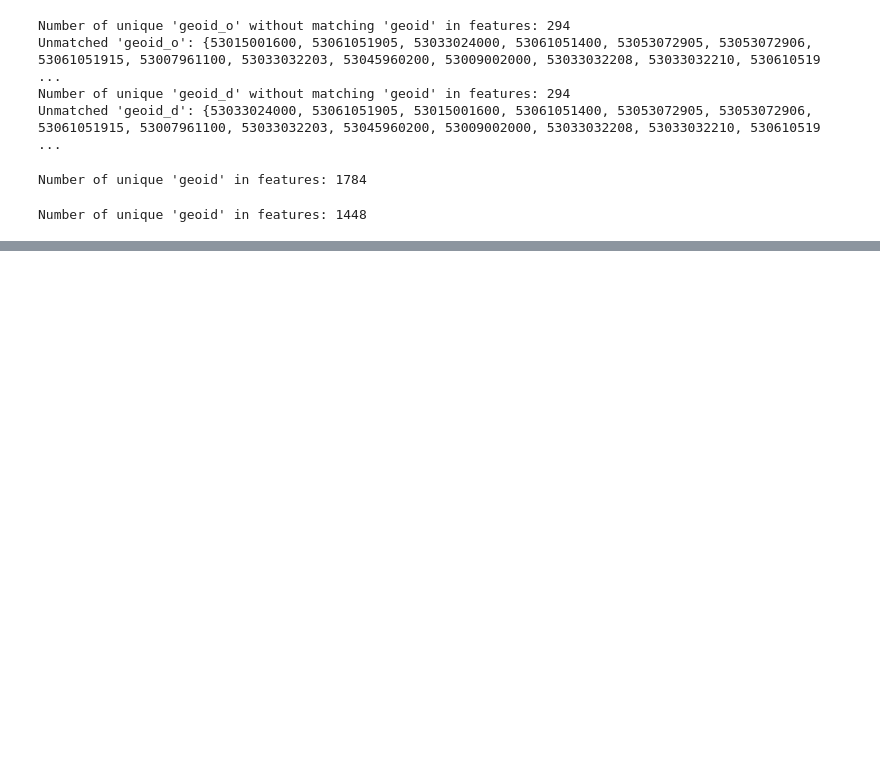
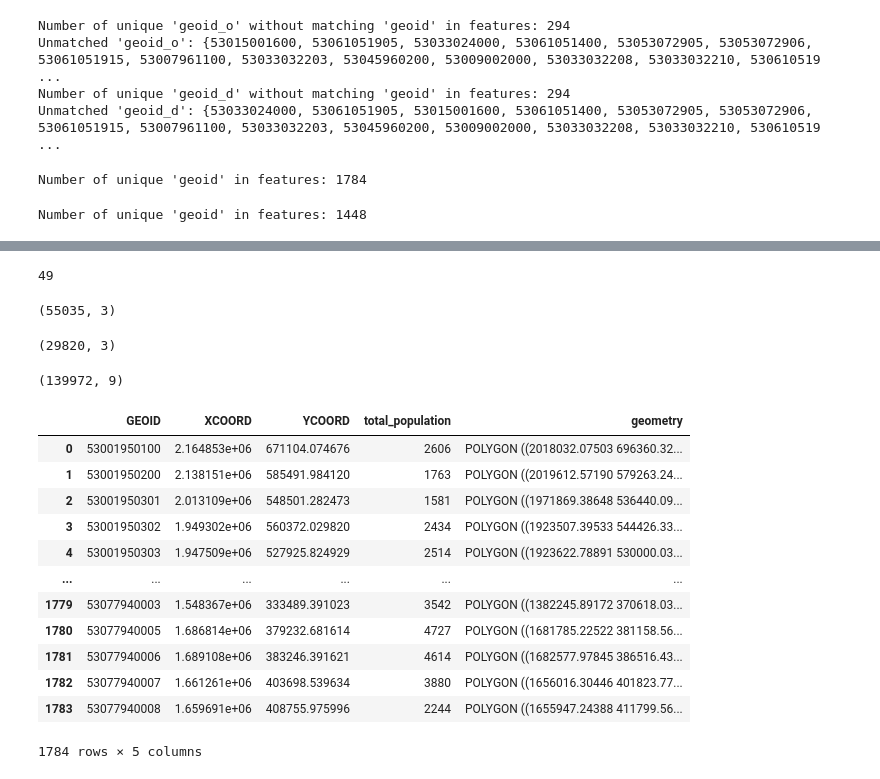
Before and after one commit to DSSG24-CF-Fairness/crowdflow-fairness, a Jupyter notebook: evaluation/test.ipynb, the cells around one changed output, grey strips where cells are left out. Saved outputs shown, nothing was run; the diff lists cells and outputs as text; code cells hidden in the pictures; blank space fills up the shorter version.

```diff
--- a/evaluation/test.ipynb
+++ b/evaluation/test.ipynb
@@ -480,0 +505,4 @@ Number of unique 'geoid' in features: 1448
+# %%
+len(tracts)
+# %% [output]
+49
@@ -480,0 +512,32 @@ Number of unique 'geoid' in features: 1448
+# %%
+flow.shape
+# %% [output]
+(55035, 3)
+# %%
+flow_test = pd.read_csv("/Users/apoorvasheera/Documents/DSSG/Crowd Flow/crowdflow-fairness/processed_data/1/test/flows/test_flow.csv")
+flow_test.shape
+# %% [output]
+(29820, 3)
+# %%
+flow_df = pd.read_csv("/Users/apoorvasheera/Documents/DSSG/Crowd Flow/crowdflow-fairness/data/WA/flow.csv")
+flow_df.shape
+# %% [output]
+(139972, 9)
+# %%
+import geopandas as gpd
+tracts = gpd.read_file("/Users/apoorvasheera/Documents/DSSG/Crowd Flow/crowdflow-fairness/data/WA/tessellation_wpop.geojson")
+tracts
+# %% [output]
+|  | GEOID | XCOORD | YCOORD | total_population | geometry |
+| 0 | 53001950100 | 2.164853e+06 | 671104.074676 | 2606 | POLYGON ((2018032.07503 696360.32... |
+| 1 | 53001950200 | 2.138151e+06 | 585491.984120 | 1763 | POLYGON ((2019612.57190 579263.24... |
+| 2 | 53001950301 | 2.013109e+06 | 548501.282473 | 1581 | POLYGON ((1971869.38648 536440.09... |
+| 3 | 53001950302 | 1.949302e+06 | 560372.029820 | 2434 | POLYGON ((1923507.39533 544426.33... |
+| 4 | 53001950303 | 1.947509e+06 | 527925.824929 | 2514 | POLYGON ((1923622.78891 530000.03... |
+| ... | ... | ... | ... | ... | ... |
+| 1779 | 53077940003 | 1.548367e+06 | 333489.391023 | 3542 | POLYGON ((1382245.89172 370618.03... |
+| 1780 | 53077940005 | 1.686814e+06 | 379232.681614 | 4727 | POLYGON ((1681785.22522 381158.56... |
+| 1781 | 53077940006 | 1.689108e+06 | 383246.391621 | 4614 | POLYGON ((1682577.97845 386516.43... |
+| 1782 | 53077940007 | 1.661261e+06 | 403698.539634 | 3880 | POLYGON ((1656016.30446 401823.77... |
+| 1783 | 53077940008 | 1.659691e+06 | 408755.975996 | 2244 | POLYGON ((1655947.24388 411799.56... |
+1784 rows × 5 columns
```
Also changed, not shown: parts of 13 cells of this notebook, 22 other files.
